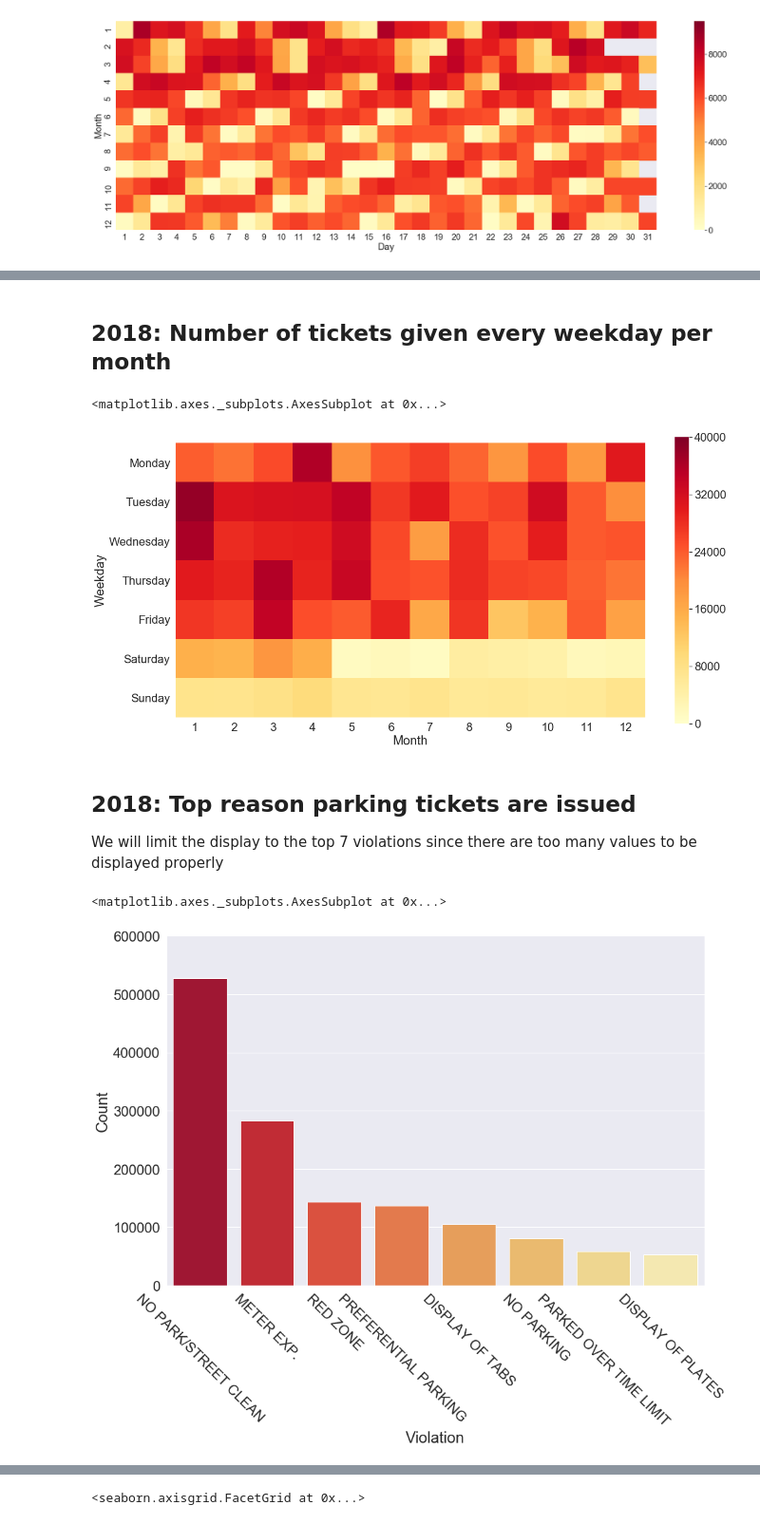
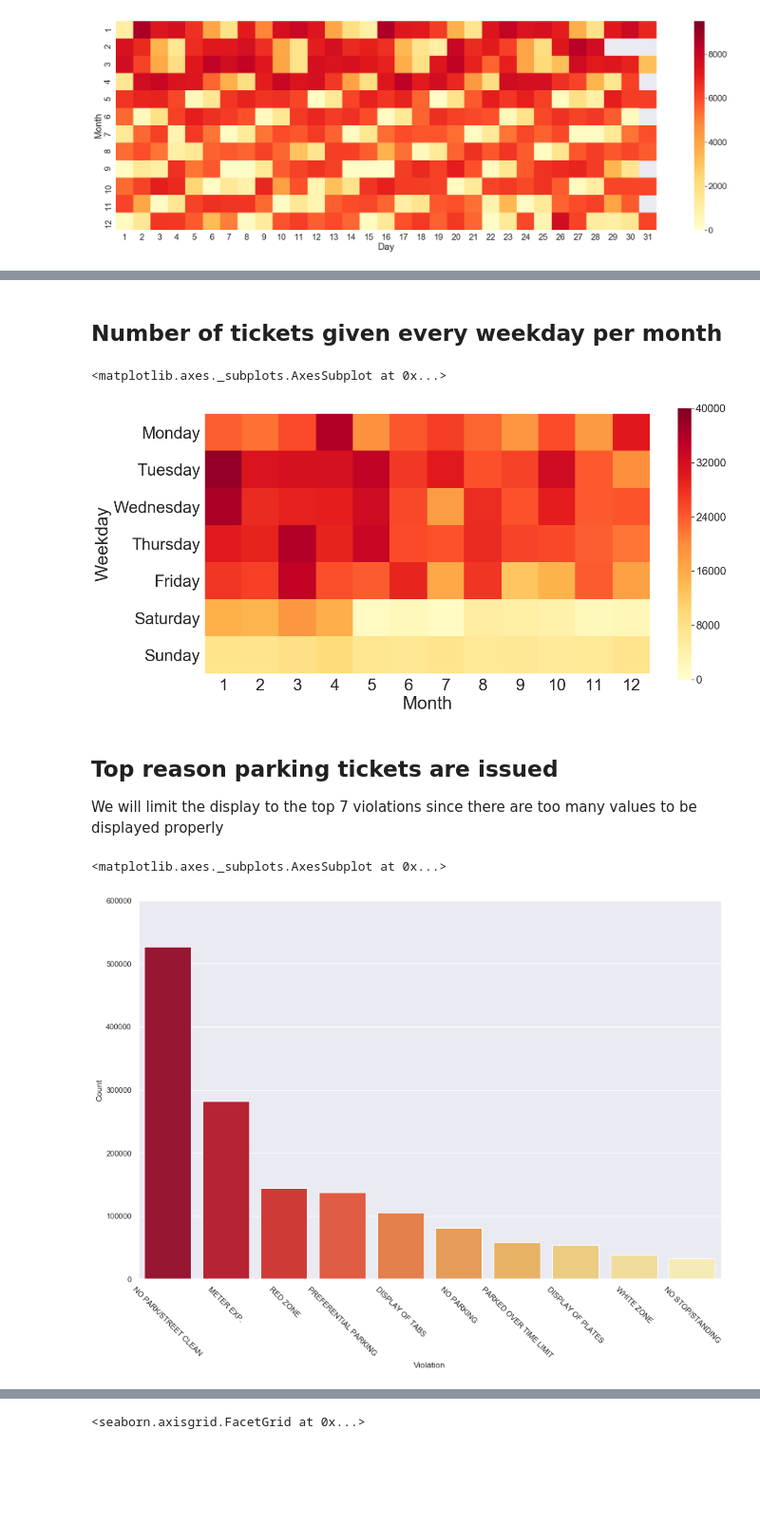
Before and after one commit to simawn/COMP499-Parking-Data-Analytics, a Jupyter notebook: Parking Data Analytics.ipynb, the cells around one changed output, grey strips where cells are left out. Shown at 95% size. Saved outputs shown, nothing was run; the diff lists cells and outputs as text; code cells hidden in the pictures; blank space fills up the shorter version.

```diff
--- a/Parking Data Analytics.ipynb
+++ b/Parking Data Analytics.ipynb
@@ -1080,0 +1107,4 @@ sns.heatmap(all_tickets_monthly.pivot('Month', 'Day', 'count'),
+# %%
+fig, ax = plt.subplots(figsize=(35,10))
+sns.set(font_scale=3)
+sns.barplot(data=all_tickets_monthly, x='Day', y='count', estimator=np.mean, ci=None)
@@ -1081,5 +1114,5 @@ sns.heatmap(all_tickets_monthly.pivot('Month', 'Day', 'count'),
 # %% [markdown]
-## 2018: Number of tickets given every weekday per month
+## Number of tickets given every weekday per month
 # %%
 all_tickets_weekday = parking_data_clean_2018.groupby(['Month', 'Weekday']).size().reset_index(name = 'count')
 
@@ -1093,28 +1126,29 @@ sns.set(font_scale=2)
 sns.heatmap(all_tickets_weekday.pivot('Weekday', 'Month', 'count'), square=True, cmap='YlOrRd', vmin=0, vmax=40000)
 # %% [output]
 <matplotlib.axes._subplots.AxesSubplot at 0x...>
-[figure, old version]
+[figure, new version]
 # %% [markdown]
-## 2018: Top reason parking tickets are issued
+## Top reason parking tickets are issued
 We will limit the display to the top 7 violations since there are too many values to be displayed properly
 # %%
+sns.set(font_scale=1)
 fig, ax = plt.subplots(figsize=(15,10))
-sns.set(font_scale=1)
 
-all_violation = parking_data_clean_2018['Violation Description'].value_counts().rename_axis('Violation').reset_index(name='Count').head(8)
+
+all_violation = parking_data_clean_2018['Violation Description'].value_counts().rename_axis('Violation').reset_index(name='Count').head(10)
 all_violation_plot = sns.barplot(data=all_violation,
             x='Violation',
             y='Count',
             palette='YlOrRd_r')
 
 # Rotate the x label to 45 degrees
 all_violation_plot.set_xticklabels(all_violation_plot.get_xticklabels(), rotation=-45)
 
 all_violation_plot.set(ylim=(0, 600000))
 all_violation_plot
 # %% [output]
 <matplotlib.axes._subplots.AxesSubplot at 0x...>
-[figure, old version]
+[figure, new version]
 # %%
 parking_data_clean_2018['Violation Description'].value_counts().head(25)
 # %% [output]
```
Also changed, not shown: parts of 115 cells of this notebook.
